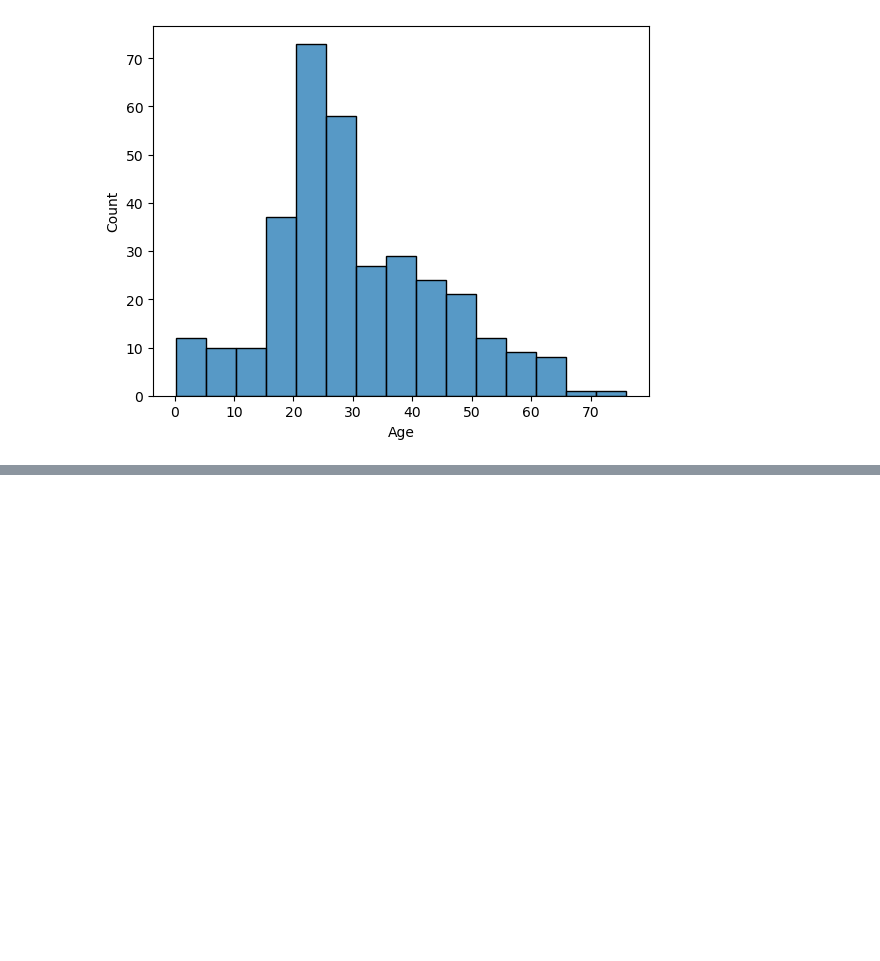
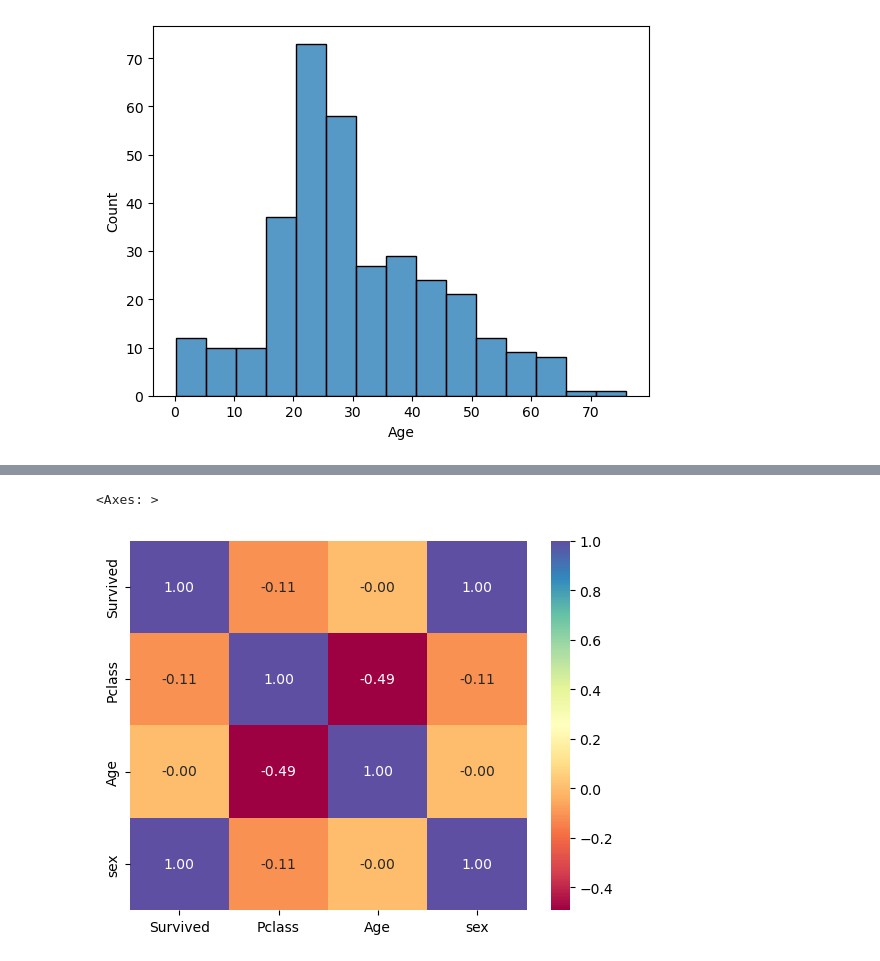
Before and after one commit to agustinluengo/personal_portfolio, a Jupyter notebook: titanic.ipynb, the cells around one changed output, grey strips where cells are left out. Drawn from its saved outputs; the diff is of its cells as text; code cells hidden in the pictures; blank space fills up the shorter version.

```diff
--- a/titanic.ipynb
+++ b/titanic.ipynb
@@ -74,3 +97,6 @@ sns.histplot(dataset,x='Age')
 # %% [output]
 <Axes: xlabel='Age', ylabel='Count'>
 [figure]
+# %%
+corr_matrix = dataset_v2.corr()
+corr_matrix
@@ -76,0 +109,8 @@ sns.histplot(dataset,x='Age')
+# %%
+sns.heatmap(corr_matrix,
+            cmap="Spectral",
+            fmt=".2f",
+            annot=True)
+# %% [output]
+<Axes: >
+[figure, added]
```
Also changed, not shown: parts of 6 cells of this notebook.
